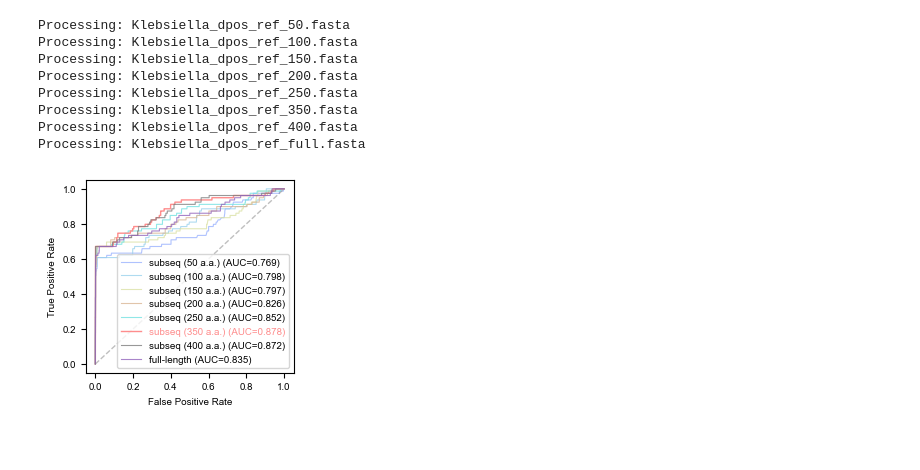
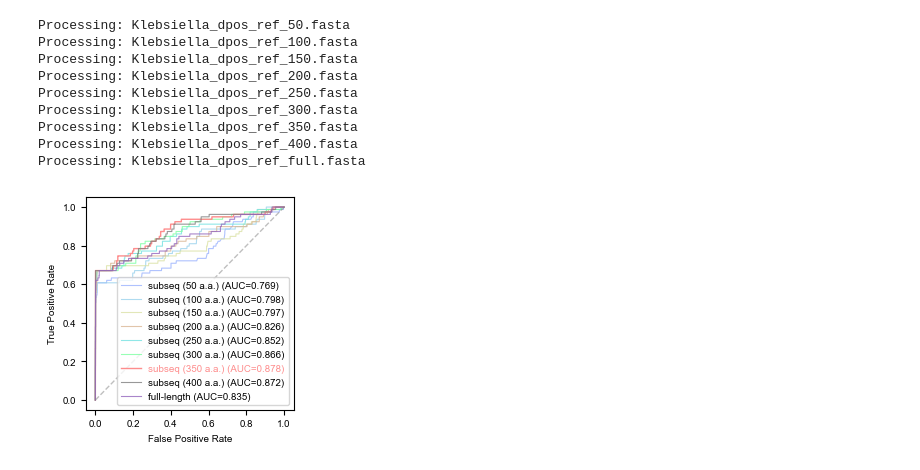
Before and after one commit to shenyanxiang/DposFinder, a Jupyter notebook: data/subseq/subseq_length_optimize.ipynb, the cells around one changed output. Saved outputs shown, nothing was run; the diff lists cells and outputs as text; code cells hidden in the pictures; blank space fills up the shorter version.

```diff
--- a/data/subseq/subseq_length_optimize.ipynb
+++ b/data/subseq/subseq_length_optimize.ipynb
@@ -14,6 +14,7 @@ fasta_files = [
     "Klebsiella_dpos_ref_150.fasta",
     "Klebsiella_dpos_ref_200.fasta",
     "Klebsiella_dpos_ref_250.fasta",
+    "Klebsiella_dpos_ref_300.fasta",
     "Klebsiella_dpos_ref_350.fasta",
     "Klebsiella_dpos_ref_400.fasta",
     "Klebsiella_dpos_ref_full.fasta"
@@ -52,6 +53,7 @@ Processing: Klebsiella_dpos_ref_100.fasta
 Processing: Klebsiella_dpos_ref_150.fasta
 Processing: Klebsiella_dpos_ref_200.fasta
 Processing: Klebsiella_dpos_ref_250.fasta
+Processing: Klebsiella_dpos_ref_300.fasta
 Processing: Klebsiella_dpos_ref_350.fasta
 Processing: Klebsiella_dpos_ref_400.fasta
 Processing: Klebsiella_dpos_ref_full.fasta
@@ -101,6 +104,7 @@ plot_order = [
     "subseq (150 a.a.)",
     "subseq (200 a.a.)",
     "subseq (250 a.a.)",
+    "subseq (300 a.a.)",
     "subseq (350 a.a.)",
     "subseq (400 a.a.)",
     "full-length"
@@ -112,6 +116,7 @@ color_seq = [
     "#DBE2A6",  # 150 a.a.
     "#DAB795",  # 200 a.a.
     "#74E2E2",  # 250 a.a.
+    "#7FFFA3",  # 300 a.a.
     "#FE8D8D",  # 350 a.a.
     "#7f7f7f",  # 400 a.a.
     "#9467bd"   # full-length
@@ -136,32 +141,32 @@ for label in plot_order:
         "auc": auc_val
     })
 
 highlight_label = "subseq (350 a.a.)"
 highlight_color = "#FE8D8D"
 
-plt.figure(figsize=(7*1/2.54, 6.5*1/2.54))
+plt.figure(figsize=(7*1/2.54, 7*1/2.54))
 
 for res in results:
     lw = 1 if res["label"] == highlight_label else 0.8
     alpha = 1 if res["label"] == highlight_label else 0.8
     color = highlight_color if res["label"] == highlight_label else color_map.get(res["label"], "#000000")
     plt.plot(res["fpr"], res["tpr"], color=color, label=f"{res['label']} (AUC={res['auc']:.3f})", lw=lw, alpha=alpha)
 
 plt.plot([0, 1], [0, 1], linestyle='--', lw=1, color='grey', alpha=.5)
 plt.xlim([-0.05, 1.05])
 plt.ylim([-0.05, 1.05])
 plt.xlabel('False Positive Rate')
 plt.ylabel('True Positive Rate')
 
 handles, legend_labels = plt.gca().get_legend_handles_labels()
 legend = plt.legend(handles, legend_labels, loc='best')
 
 for text in legend.get_texts():
     if highlight_label in text.get_text():
         text.set_color(highlight_color)
 
 plt.tight_layout()
 plt.savefig("../img/optimize_subseq_len.png", dpi=300)
 plt.savefig("../pdf/optimize_subseq_len.pdf")
 # %% [output]
-[figure, old version]
+[figure, new version]
```
Also changed, not shown: parts of 4 cells of this notebook, 2 other files.
